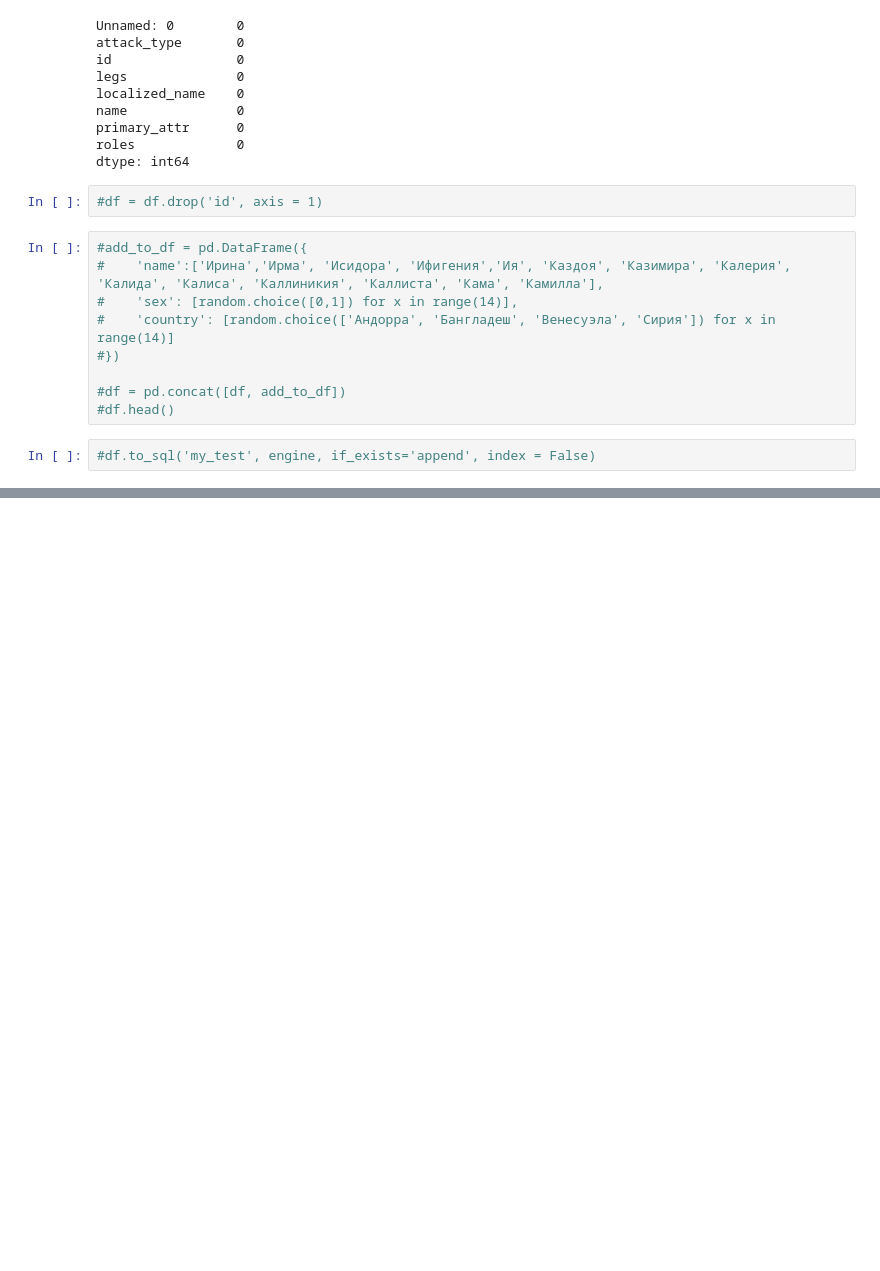
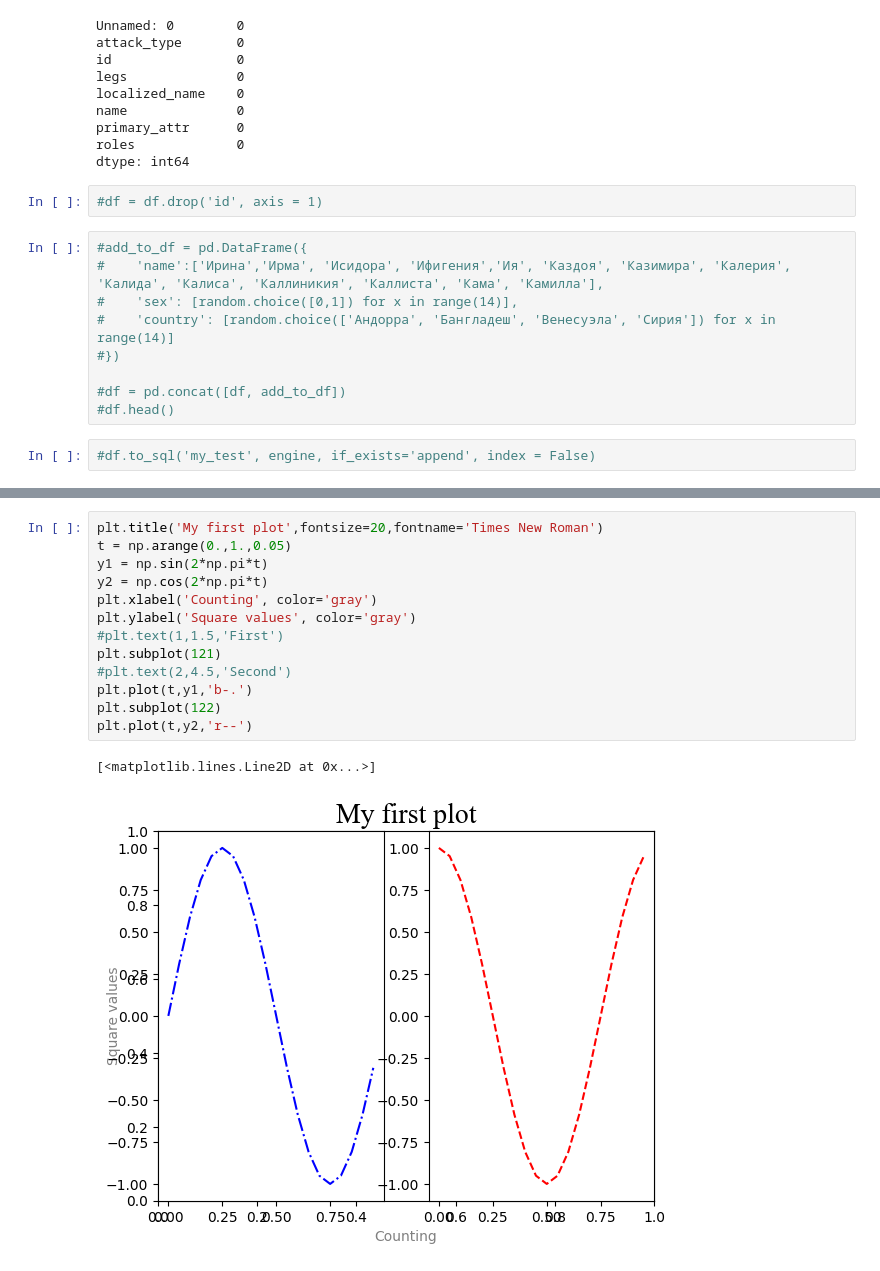
Before and after one commit to Zlis7/Jupyter, a Jupyter notebook: 12.ipynb, the cells around one changed output, grey strips where cells are left out. Cells and saved outputs as stored; diff of their text form; blank space fills up the shorter version.

```diff
--- a/12.ipynb
+++ b/12.ipynb
@@ -1054,0 +1160,16 @@ df.take(np.random.permutation(10))
+# %%
+plt.title('My first plot',fontsize=20,fontname='Times New Roman')
+t = np.arange(0.,1.,0.05)
+y1 = np.sin(2*np.pi*t)
+y2 = np.cos(2*np.pi*t)
+plt.xlabel('Counting', color='gray')
+plt.ylabel('Square values', color='gray')
+#plt.text(1,1.5,'First')
+plt.subplot(121)
+#plt.text(2,4.5,'Second')
+plt.plot(t,y1,'b-.')
+plt.subplot(122)
+plt.plot(t,y2,'r--')
+# %% [output]
+[<matplotlib.lines.Line2D at 0x...>]
+[figure, added]
```
Also changed, not shown: parts of 44 cells of this notebook, 7 other files.
